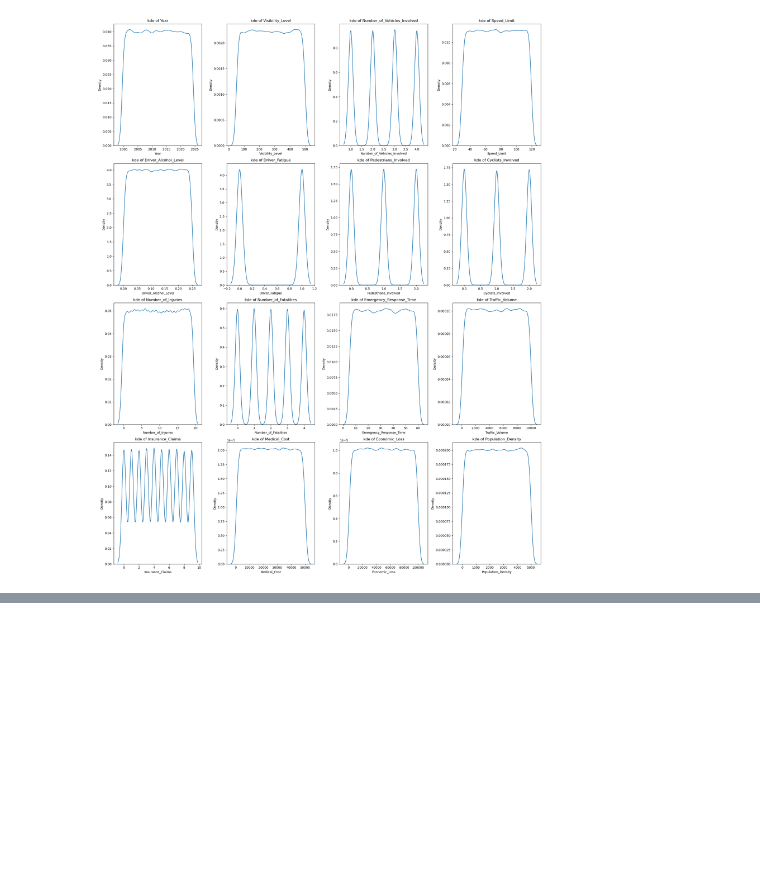
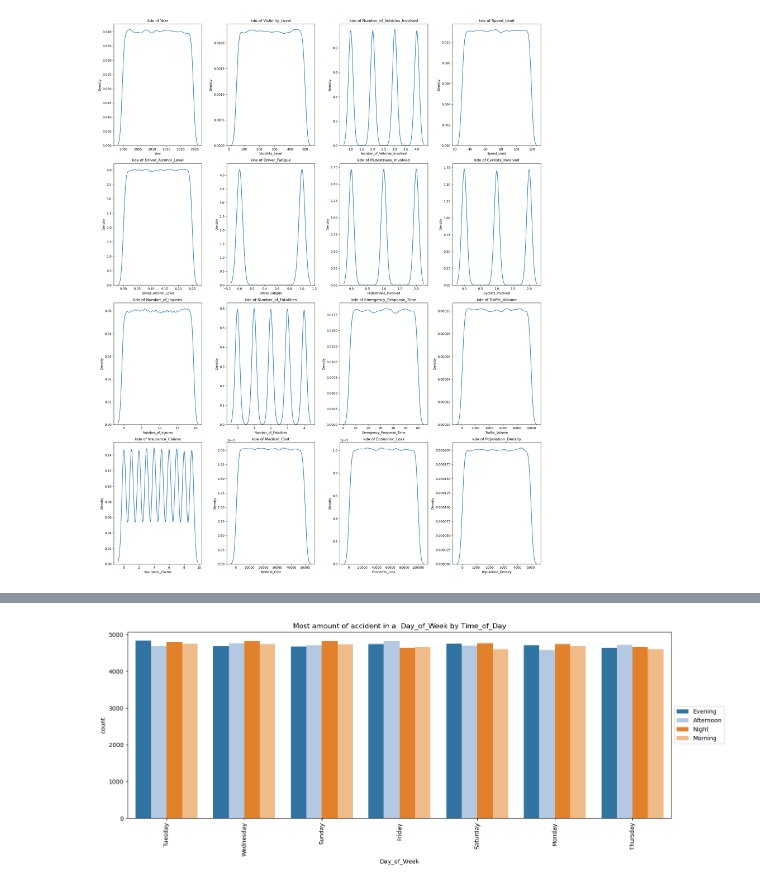
Before and after one commit to Aman-Baruwal/Road-Accident-Analysis, a Jupyter notebook: road_analysis.ipynb, the cells around one changed output, grey strips where cells are left out. Cells and saved outputs as stored; diff of their text form; code cells hidden in the pictures; blank space fills up the shorter version.

```diff
--- a/road_analysis.ipynb
+++ b/road_analysis.ipynb
@@ -178,0 +200,9 @@ plt.show()
+# %%
+plt.figure(figsize=(15,6))
+sns.countplot(x = 'Day_of_Week', data = df, order= df['Day_of_Week'].value_counts().index , palette= 'tab20' , hue='Time_of_Day').set_title('Most amount of accident in a  Day_of_Week by Time_of_Day')
+plt.xticks(rotation = 90)
+plt.legend(loc = 'center left' , bbox_to_anchor=(1,0.5))
+plt.tight_layout()
+plt.show()
+# %% [output]
+[figure, added]
```
Also changed, not shown: parts of 9 cells of this notebook.
